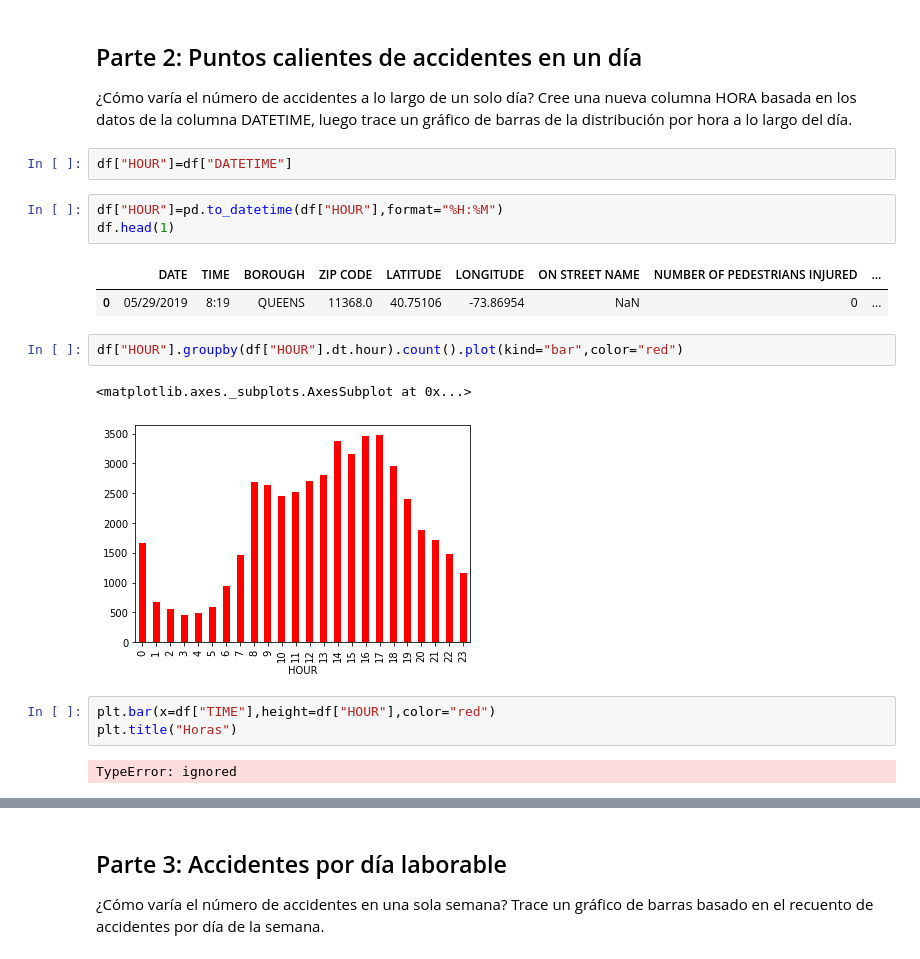
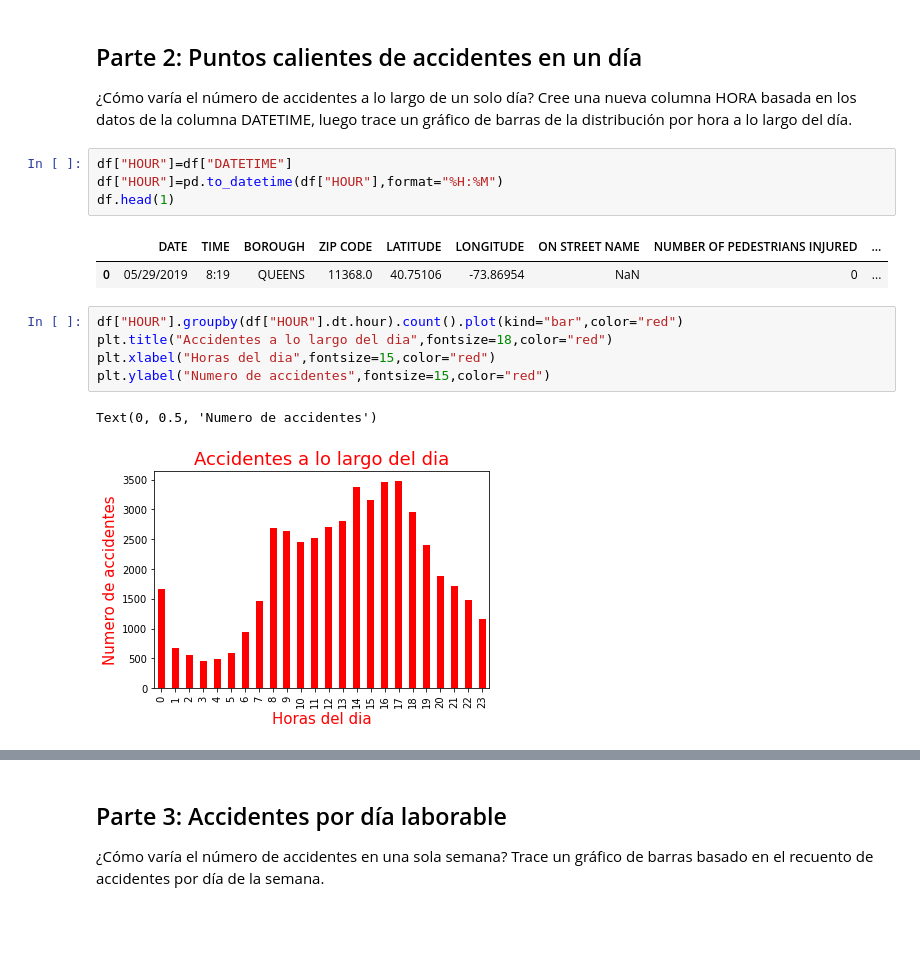
Before and after one commit to CarolinaGarcia19/Clase1, a Jupyter notebook: Taller_Semana_4.ipynb, the cells around one changed output, grey strips where cells are left out. Drawn from its saved outputs; the diff is of its cells as text; blank space fills up the shorter version.

```diff
--- a/Taller_Semana_4.ipynb
+++ b/Taller_Semana_4.ipynb
@@ -119,9 +119,8 @@ Text(0, 0.5, 'Numero de accidentes')
 ## Parte 2: Puntos calientes de accidentes en un día
 
 ¿Cómo varía el número de accidentes a lo largo de un solo día? Cree una nueva columna HORA basada en los datos de la columna DATETIME, luego trace un gráfico de barras de la distribución por hora a lo largo del día.
-# %%
-df["HOUR"]=df["DATETIME"]
 # %%
+df["HOUR"]=df["DATETIME"]
 df["HOUR"]=pd.to_datetime(df["HOUR"],format="%H:%M")
 df.head(1)
 # %% [output]
@@ -129,11 +128,9 @@ df.head(1)
 | 0 | 05/29/2019 | 8:19 | QUEENS | 11368.0 | 40.75106 | -73.86954 | NaN | 0 | ... |
 # %%
 df["HOUR"].groupby(df["HOUR"].dt.hour).count().plot(kind="bar",color="red")
+plt.title("Accidentes a lo largo del dia",fontsize=18,color="red")
+plt.xlabel("Horas del dia",fontsize=15,color="red")
+plt.ylabel("Numero de accidentes",fontsize=15,color="red")
 # %% [output]
-<matplotlib.axes._subplots.AxesSubplot at 0x...>
+Text(0, 0.5, 'Numero de accidentes')
-[figure, old version]
+[figure, new version]
-# %%
-plt.bar(x=df["TIME"],height=df["HOUR"],color="red")
-plt.title("Horas")
-# %% [output]
-TypeError: ignored
```
Also changed, not shown: parts of 2 cells of this notebook.
